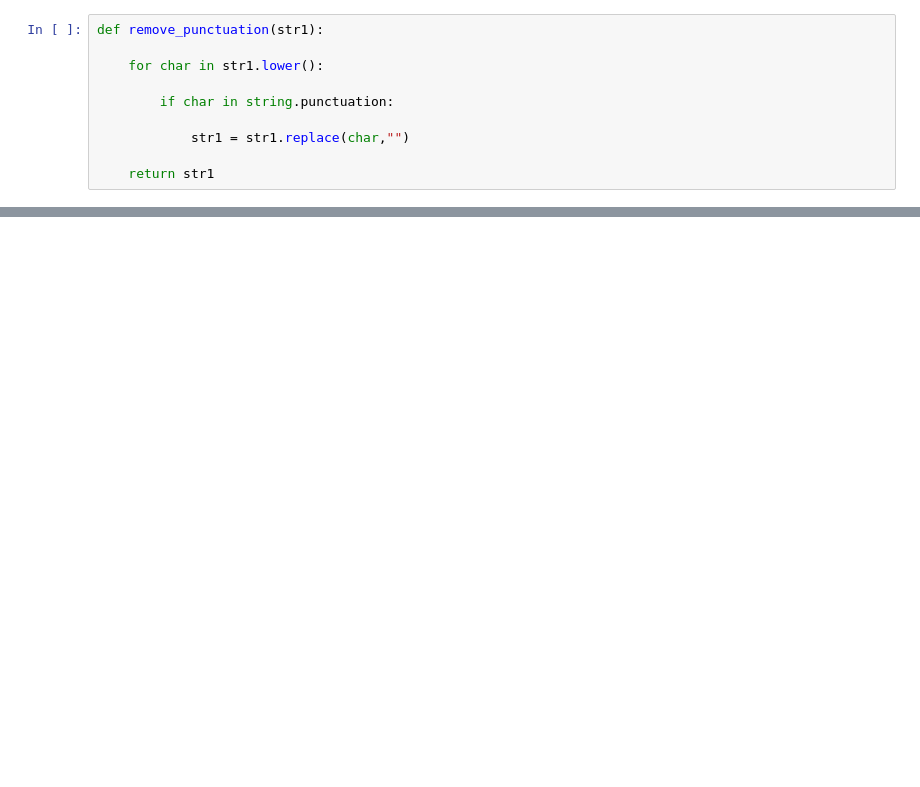
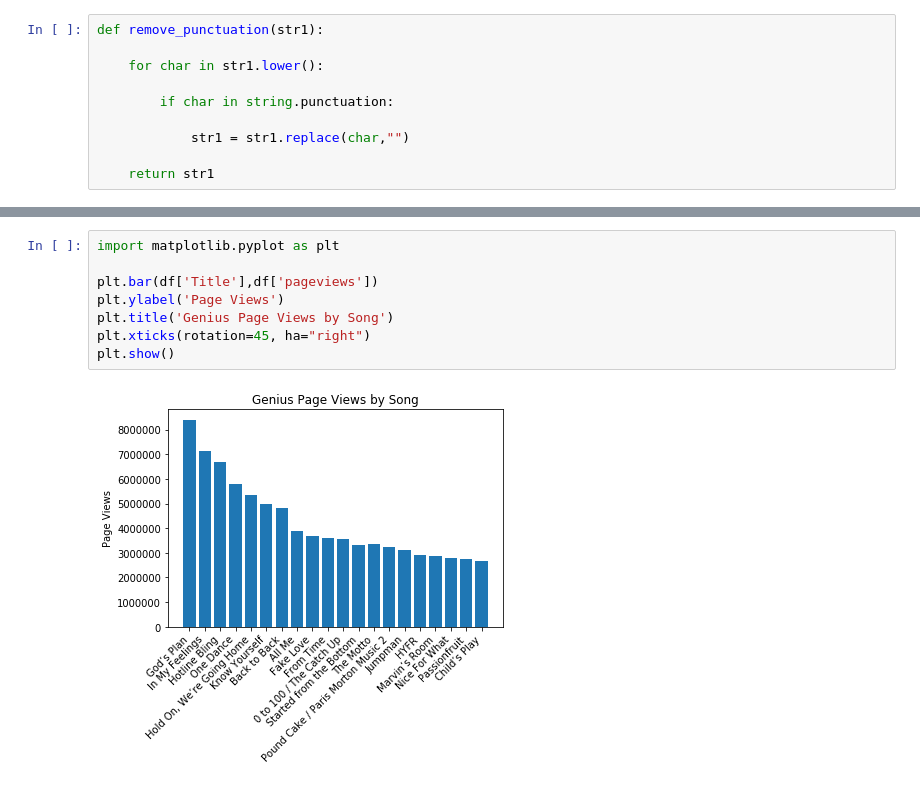
Before and after one commit to fagan2888/Rap-music-project, a Jupyter notebook: Rap Music NotebookCOPY.ipynb, the cells around one changed output, grey strips where cells are left out. Drawn from its saved outputs; the diff is of its cells as text; blank space fills up the shorter version.

Commit message:
added page views data and created some graphs

```diff
--- a/Rap Music NotebookCOPY.ipynb
+++ b/Rap Music NotebookCOPY.ipynb
@@ -221,0 +183,10 @@ df
+# %%
+import matplotlib.pyplot as plt
+
+plt.bar(df['Title'],df['pageviews'])
+plt.ylabel('Page Views')
+plt.title('Genius Page Views by Song')
+plt.xticks(rotation=45, ha="right")
+plt.show()
+# %% [output]
+[figure, added]
```
Also changed, not shown: parts of 8 cells of this notebook.
